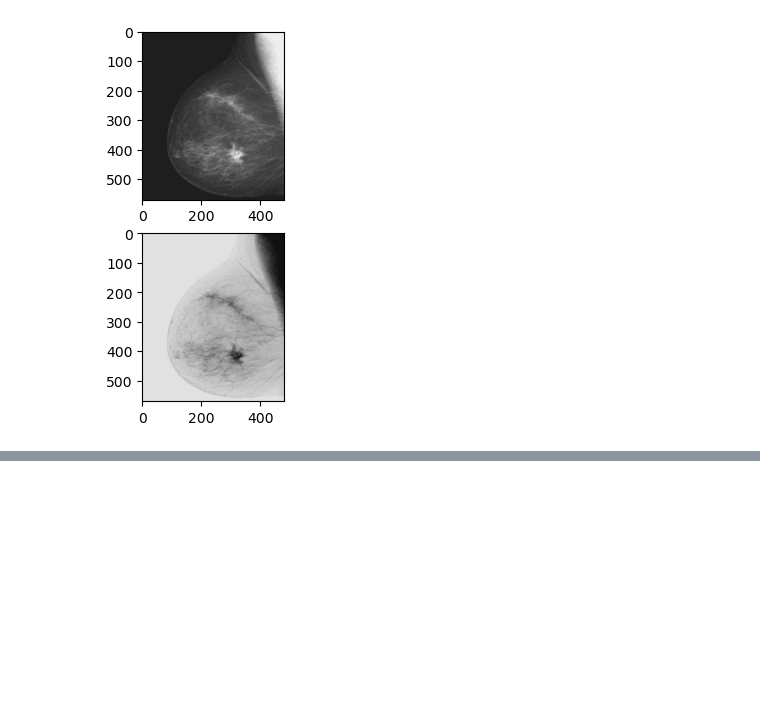
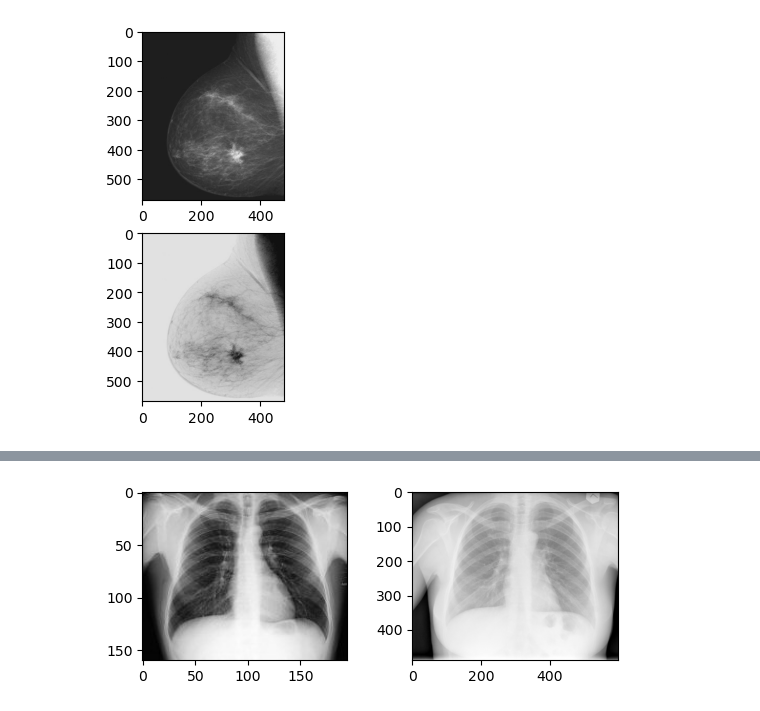
Before and after one commit to joaomatias100/Digital-Image-Processing, a Jupyter notebook: Class1/Exercise6.ipynb, the cells around one changed output, grey strips where cells are left out. Drawn from its saved outputs; the diff is of its cells as text; code cells hidden in the pictures; blank space fills up the shorter version.

```diff
--- a/Class1/Exercise6.ipynb
+++ b/Class1/Exercise6.ipynb
@@ -19,0 +66,20 @@ plt.imshow(final)
+# %%
+#Ex3
+path1 = "imagens/rx_torax.jpg"
+path2 = "imagens/rx_torax2.jpg"
+
+img1 = cv2.imread(path1)
+img2 = cv2.imread(path2)
+
+plt.subplot(2, 2, 1)
+plt.imshow(img1)
+
+plt.subplot(2, 2, 2)
+plt.imshow(img2)
+
+alpha = 1.5
+beta = 10
+
+img1_adjust = cv2.convertScaleAbs(img1, alpha, beta)
+# %% [output]
+[figure, added]
```
Also changed, not shown: parts of 2 cells of this notebook.
